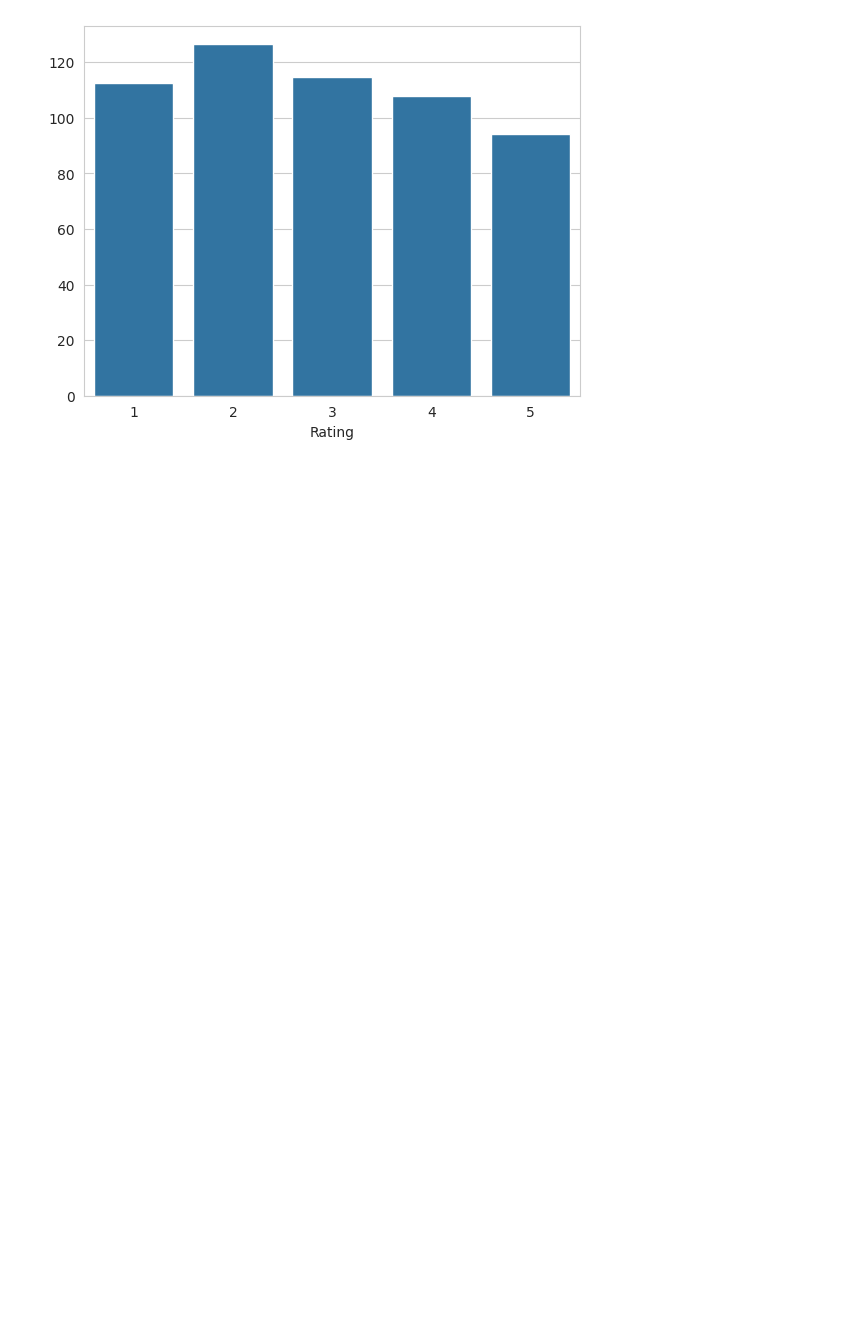
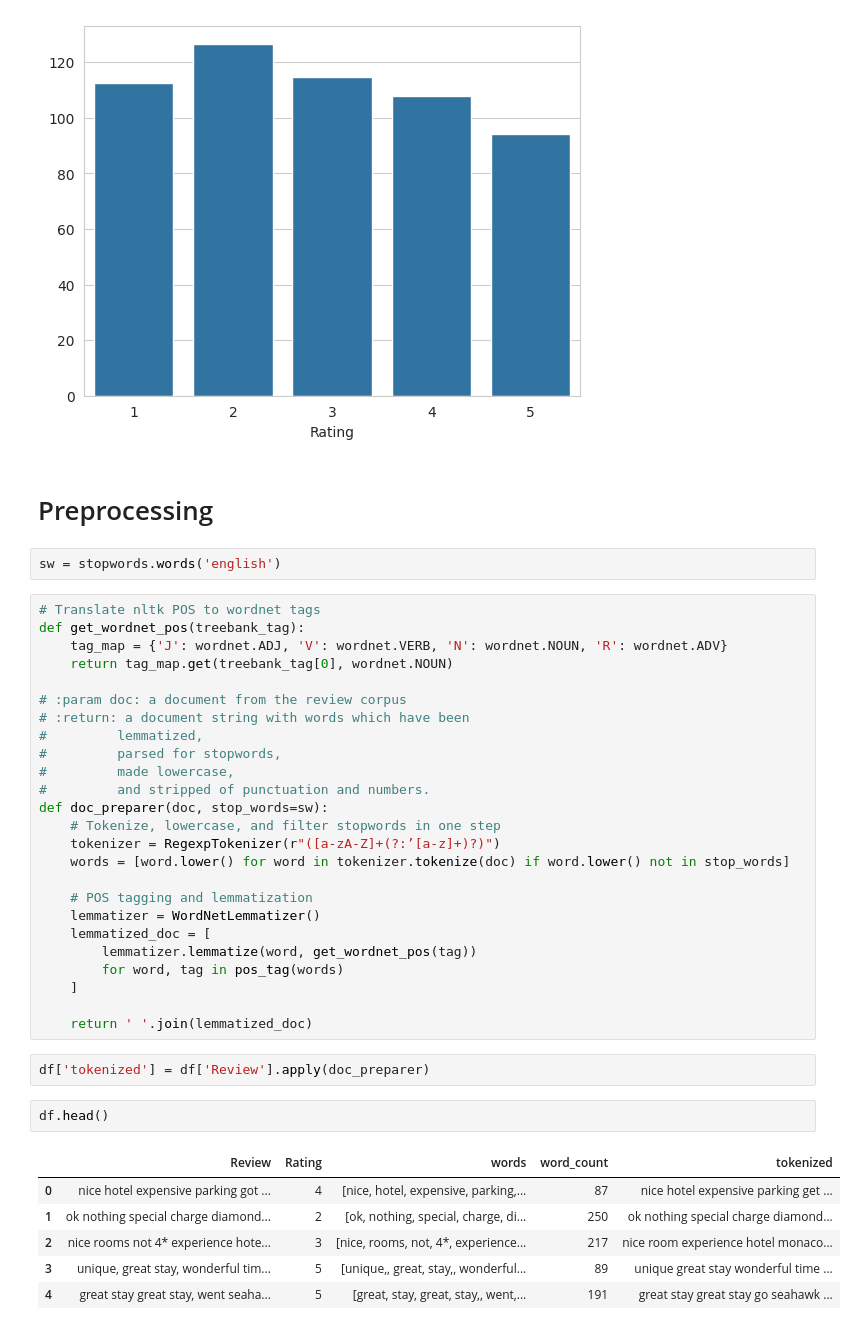
Before and after one commit to huyminh1115/Trip-Advisor-Hotel-Project, a Jupyter notebook: Code/Data_Analysis.ipynb, the cells around one changed output. Drawn from its saved outputs; the diff is of its cells as text; blank space fills up the shorter version.

Commit message:
Preprocessing: Still need to improve with case ` n't `

```diff
--- a/Code/Data_Analysis.ipynb
+++ b/Code/Data_Analysis.ipynb
@@ -85,3 +118,43 @@ sns.barplot(x = grouped_rating.index, y = grouped_rating.values)
 # %% [output]
 <Axes: xlabel='Rating'>
 [figure]
+# %% [markdown]
+# Preprocessing
+# %%
+sw = stopwords.words('english')
+# %%
+# Translate nltk POS to wordnet tags
+def get_wordnet_pos(treebank_tag):
+    tag_map = {'J': wordnet.ADJ, 'V': wordnet.VERB, 'N': wordnet.NOUN, 'R': wordnet.ADV}
+    return tag_map.get(treebank_tag[0], wordnet.NOUN)
+
+# :param doc: a document from the review corpus
+# :return: a document string with words which have been
+#         lemmatized,
+#         parsed for stopwords,
+#         made lowercase,
+#         and stripped of punctuation and numbers.
+def doc_preparer(doc, stop_words=sw):
+    # Tokenize, lowercase, and filter stopwords in one step
+    tokenizer = RegexpTokenizer(r"([a-zA-Z]+(?:’[a-z]+)?)")
+    words = [word.lower() for word in tokenizer.tokenize(doc) if word.lower() not in stop_words]
+
+    # POS tagging and lemmatization
+    lemmatizer = WordNetLemmatizer()
+    lemmatized_doc = [
+        lemmatizer.lemmatize(word, get_wordnet_pos(tag))
+        for word, tag in pos_tag(words)
+    ]
+
+    return ' '.join(lemmatized_doc)
+# %%
+df['tokenized'] = df['Review'].apply(doc_preparer)
+# %%
+df.head()
+# %% [output]
+|  | Review | Rating | words | word_count | tokenized |
+| 0 | nice hotel expensive parking got ... | 4 | [nice, hotel, expensive, parking,... | 87 | nice hotel expensive parking get ... |
+| 1 | ok nothing special charge diamond... | 2 | [ok, nothing, special, charge, di... | 250 | ok nothing special charge diamond... |
+| 2 | nice rooms not 4* experience hote... | 3 | [nice, rooms, not, 4*, experience... | 217 | nice room experience hotel monaco... |
+| 3 | unique, great stay, wonderful tim... | 5 | [unique,, great, stay,, wonderful... | 89 | unique great stay wonderful time ... |
+| 4 | great stay great stay, went seaha... | 5 | [great, stay, great, stay,, went,... | 191 | great stay great stay go seahawk ... |
```
Also changed, not shown: parts of 4 cells of this notebook.
